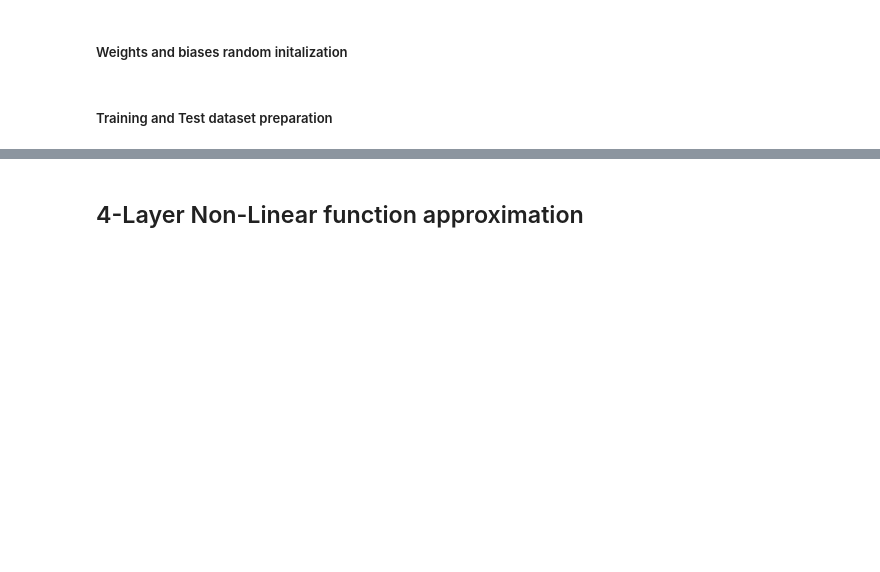
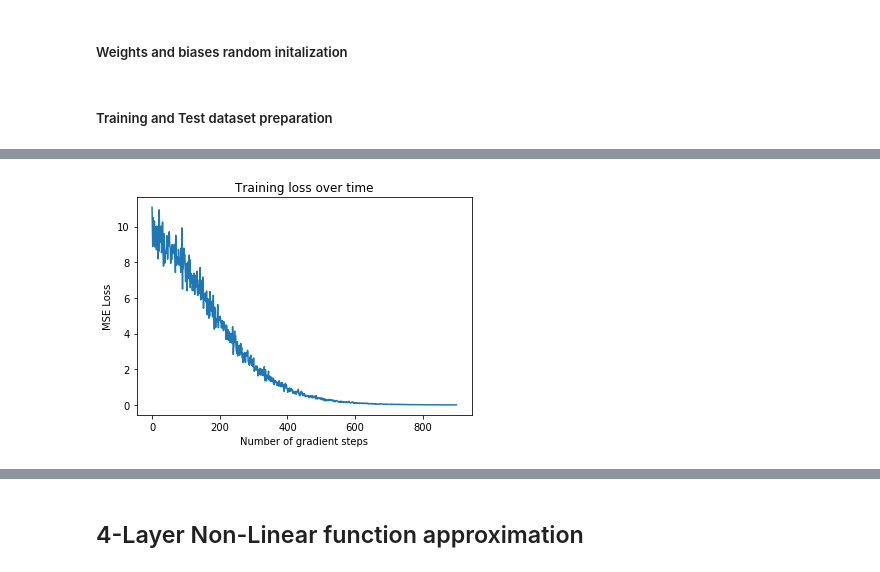
Before and after one commit to AdityaB97/feedback-alignment, a Jupyter notebook: Feedback Alignment.ipynb, the cells around one changed output, grey strips where cells are left out. Cells and saved outputs as stored; diff of their text form; code cells hidden in the pictures; blank space fills up the shorter version.

```diff
--- a/Feedback Alignment.ipynb
+++ b/Feedback Alignment.ipynb
@@ -42,7 +42,7 @@ The target linear function $T$ maps vectors from a $30$- to a $10$-dimensional s
 # %% [markdown]
 ##### linear function, inputs, and output generation
 # %%
-num_inputs = 100
+num_inputs = 10000
 
 T = np.random.uniform(low=-1.0, high=1.0, size=(10, 30))
 x_data = np.random.randn(30, num_inputs)
@@ -188,0 +228,37 @@ for epoch in range(num_epochs):
+# %%
+def T_error(net, T):
+    estimated_T = torch.mm(net.hidden.weight.data.t(), net.output.weight.data.t()).numpy()
+    return np.linalg.norm(estimated_T - T.T)
+# %%
+net = RegularNetwork()
+
+optimizer = optim.SGD(net.parameters(), lr=0.01)
+criterion = nn.MSELoss()
+loss = float('inf')
+training_losses = []
+test_losses = []
+T_errors = []
+epoch = 0
+
+while float(loss) > 0.01:
+    print(f"""
+-------------------
+Epoch {epoch}
+-------------------""")
+    for i, data in enumerate(trainloader):
+        inputs, labels = data
+        optimizer.zero_grad()
+        outputs = net(inputs)
+        loss = criterion(outputs, labels)
+        loss.backward()
+        optimizer.step()
+
+        training_losses.append(float(loss))
+        T_errors.append(T_error(net, T))
+        test_outputs = net(x_test)
+        test_loss = criterion(test_outputs, y_test)
+        test_losses.append(test_loss)
+
+        if i % 100 == 0:
+            print(f'Current training loss: {float(loss)}')
+    epoch += 1
@@ -188,0 +283,8 @@ for epoch in range(num_epochs):
+# %%
+plt.title('Training loss over time')
+plt.xlabel('Number of gradient steps')
+plt.ylabel('MSE Loss')
+plt.plot(training_losses)
+plt.show()
+# %% [output]
+[figure, added]
```
Also changed, not shown: parts of 31 cells of this notebook.
